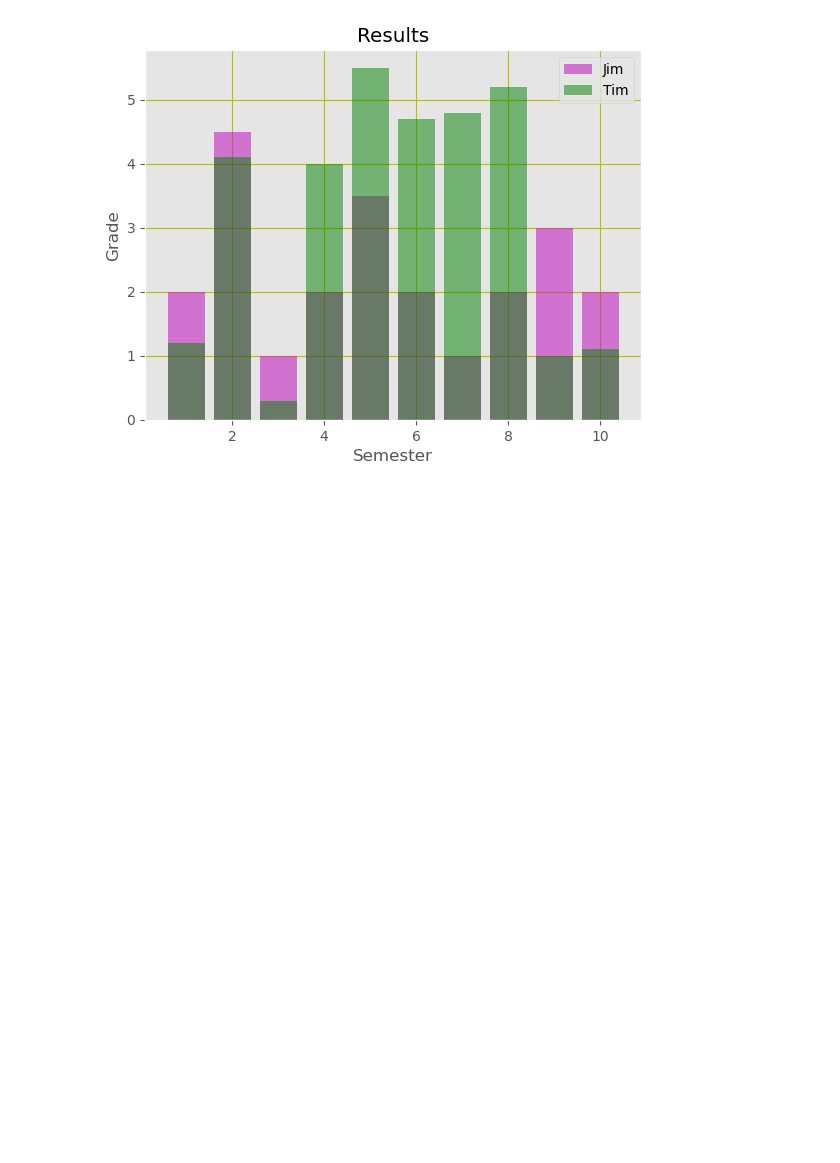
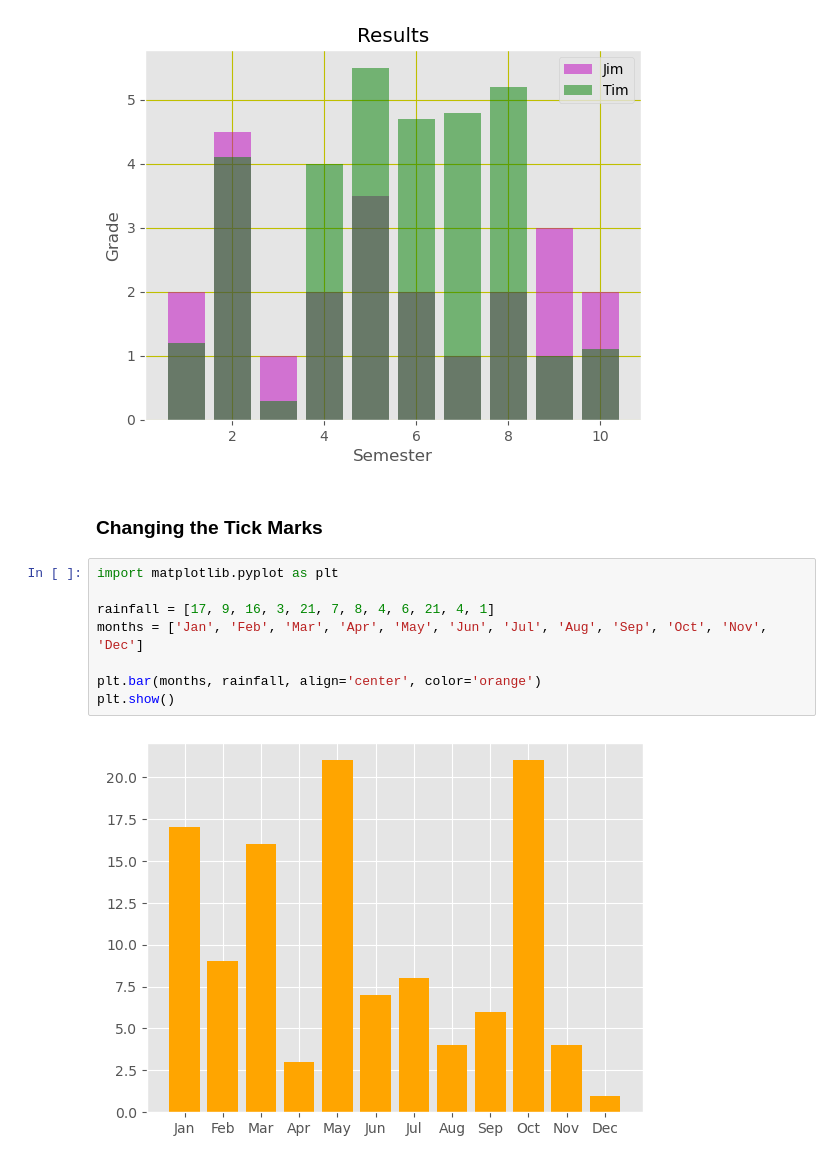
Before and after one commit to takuyatsuchida/book-python-machine-learning, a Jupyter notebook: chapter04.ipynb, the cells around one changed output. Cells and saved outputs as stored; diff of their text form; blank space fills up the shorter version.

Commit message:
Add "Changing the Tick Marks" subsection

```diff
--- a/chapter04.ipynb
+++ b/chapter04.ipynb
@@ -345,3 +345,15 @@ plt.legend()
 plt.grid(True, color="y")
 # %% [output]
 [figure]
+# %% [markdown]
+### Changing the Tick Marks
+# %%
+import matplotlib.pyplot as plt
+
+rainfall = [17, 9, 16, 3, 21, 7, 8, 4, 6, 21, 4, 1]
+months = ['Jan', 'Feb', 'Mar', 'Apr', 'May', 'Jun', 'Jul', 'Aug', 'Sep', 'Oct', 'Nov', 'Dec']
+
+plt.bar(months, rainfall, align='center', color='orange')
+plt.show()
+# %% [output]
+[figure, added]
```
Also changed, not shown: parts of 1 cell of this notebook.
